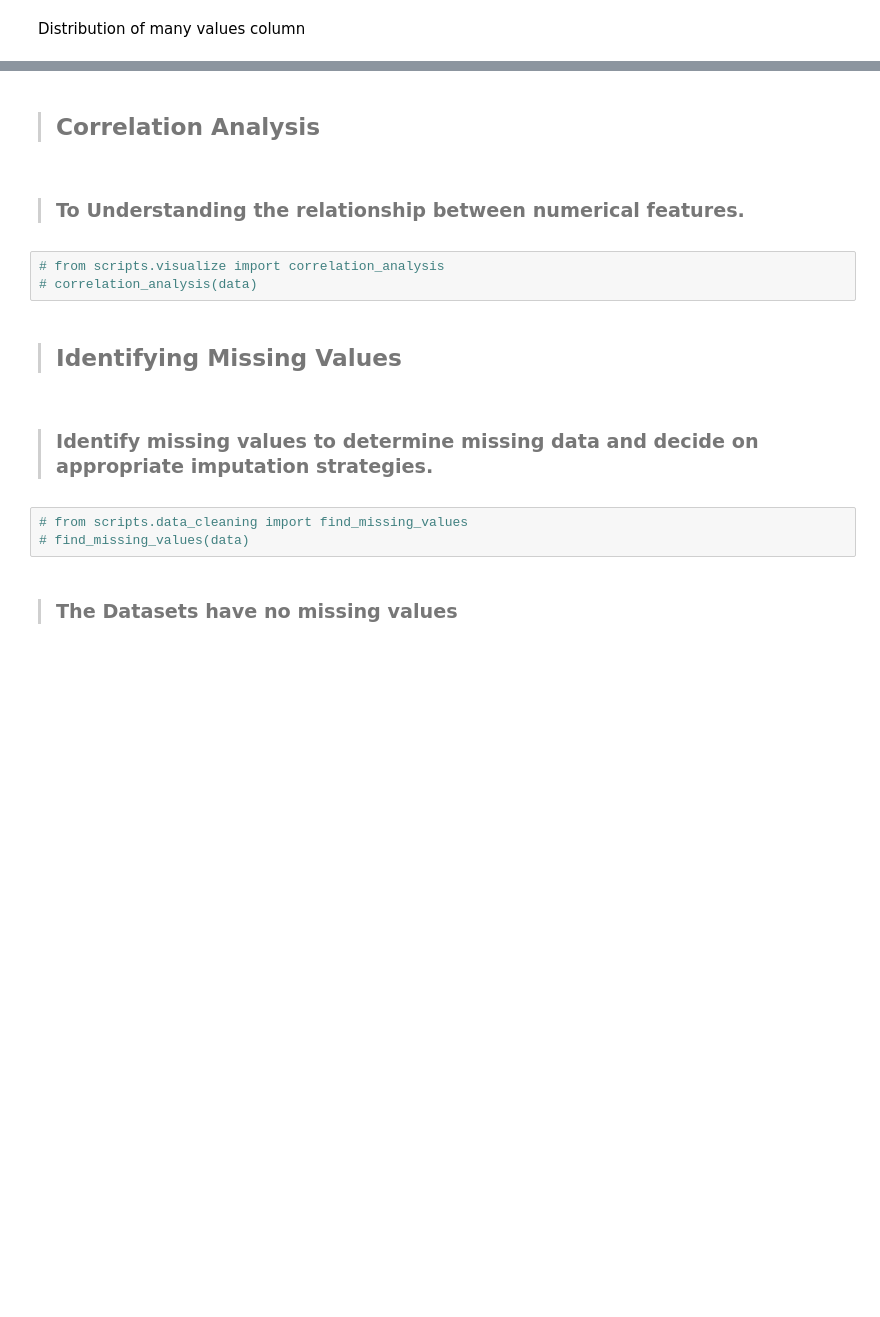
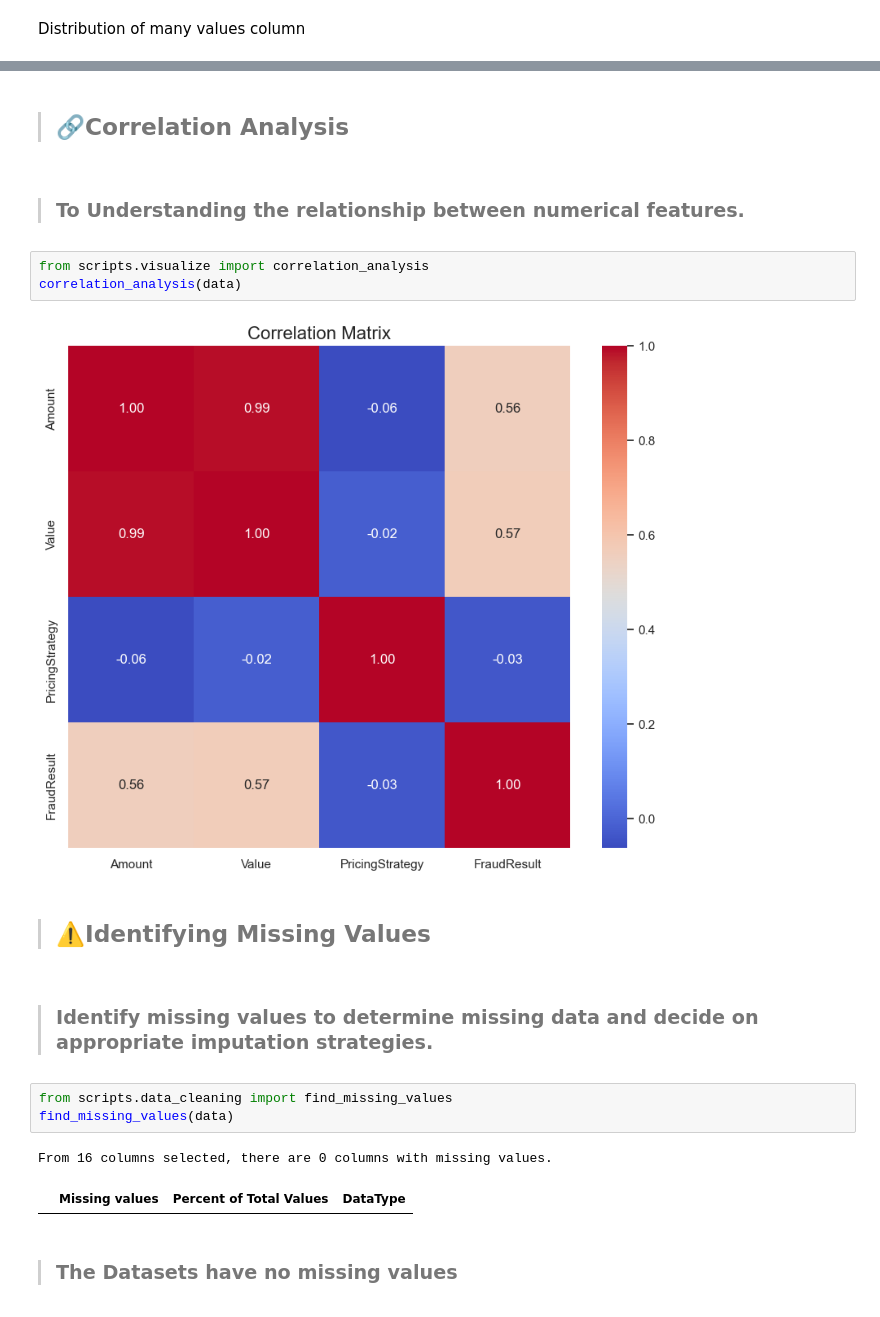
Before and after one commit to hanaDemma/Credit-Scoring_and_Risk-Analysis-week-6, a Jupyter notebook: notebooks/exploratory_analysis.ipynb, the cells around one changed output, grey strips where cells are left out. Cells and saved outputs as stored; diff of their text form; blank space fills up the shorter version.

```diff
--- a/notebooks/exploratory_analysis.ipynb
+++ b/notebooks/exploratory_analysis.ipynb
@@ -223,17 +281,22 @@ Distribution of many values column
 # %% [markdown]
-> ## Correlation Analysis
+> ## 🔗Correlation Analysis
 # %% [markdown]
 > ### To Understanding the relationship between numerical features.
 # %%
-# from scripts.visualize import correlation_analysis
-# correlation_analysis(data)
+from scripts.visualize import correlation_analysis
+correlation_analysis(data)
+# %% [output]
+[figure, added]
 # %% [markdown]
-> ## Identifying Missing Values
+> ## ⚠️Identifying Missing Values
 # %% [markdown]
 > ### Identify missing values to determine missing data and decide on appropriate imputation strategies.
 # %%
-# from scripts.data_cleaning import find_missing_values
-# find_missing_values(data)
+from scripts.data_cleaning import find_missing_values
+find_missing_values(data)
+# %% [output]
+From 16 columns selected, there are 0 columns with missing values.
+|  | Missing values | Percent of Total Values | DataType |
 # %% [markdown]
 > ### The Datasets have no missing values
 # %% [markdown]
```
Also changed, not shown: parts of 88 cells of this notebook, 1 other file.
